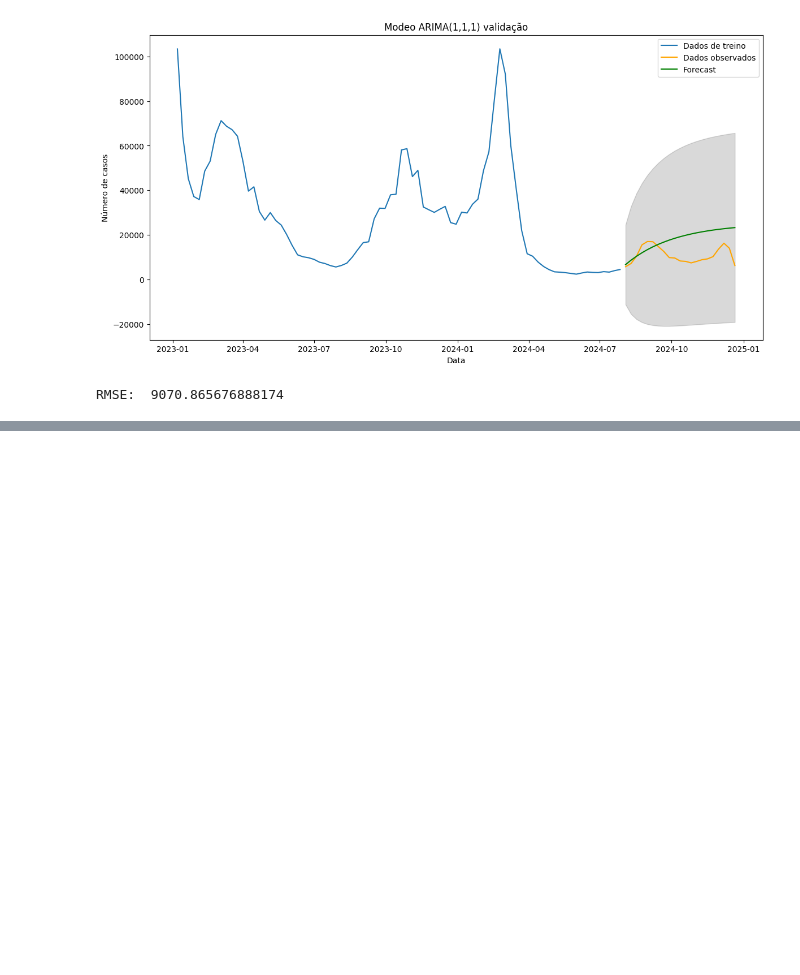
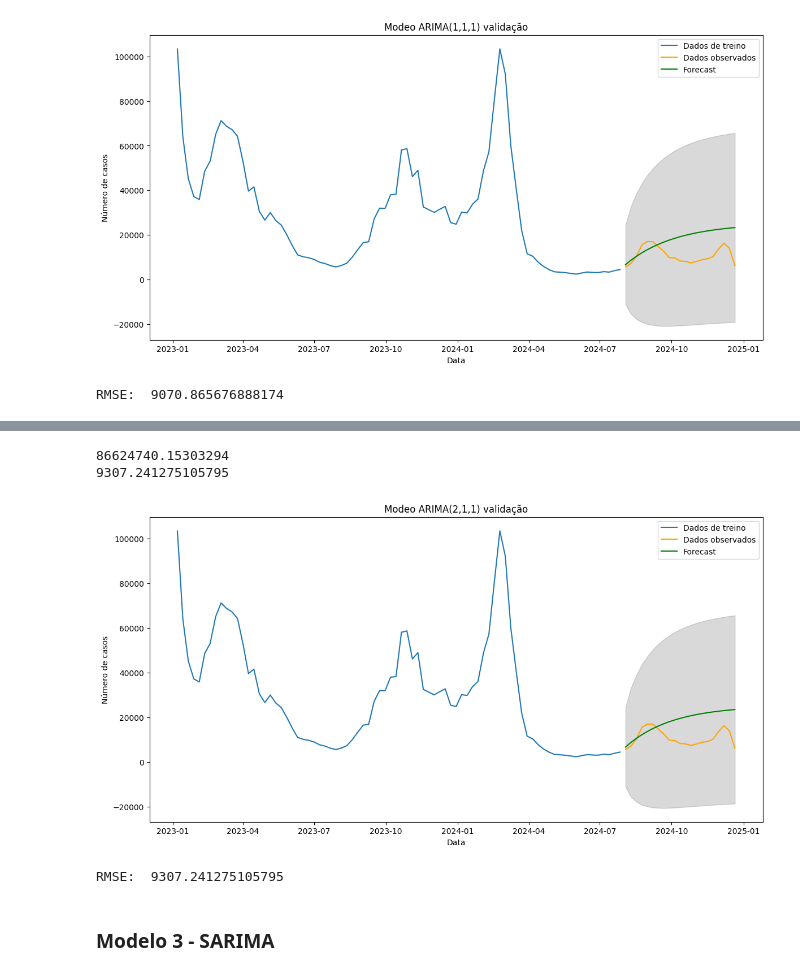
Before and after one commit to pedrodesa/forecasting_covid19, a Jupyter notebook: notebooks/forecast_covid19.ipynb, the cells around one changed output, grey strips where cells are left out. Drawn from its saved outputs; the diff is of its cells as text; code cells hidden in the pictures; blank space fills up the shorter version.

```diff
--- a/notebooks/forecast_covid19.ipynb
+++ b/notebooks/forecast_covid19.ipynb
@@ -520,0 +560,7 @@ RMSE:  9070.865676888174
+# %%
+# Criar e ajustar o modelo ARIMA
+treino_model2 = ARIMA(treino['count'], order=(2, 1, 2))  # Configurar o modelo ARIMA com ordem (p,d,q)
+treino_model_fit2 = treino_model2.fit()
+
+# Exibir o resumo do modelo
+print(treino_model_fit2.summary())
@@ -520,0 +585,36 @@ RMSE:  9070.865676888174
+# %%
+# Forecast
+teste_forecast2 = treino_model_fit2.get_forecast(steps=len(teste))
+teste_forecast_series2 = pd.Series(teste_forecast2.predicted_mean, index=teste.index)
+# %%
+# Calculando o erro quadrado médio
+mse = mean_squared_error(teste['count'], teste_forecast_series2)
+rmse = mse ** 0.5
+
+print(mse)
+print(rmse)
+# %% [output]
+86624740.15303294
+9307.241275105795
+# %%
+# Visualização dos dados
+plt.figure(figsize=(14, 7))
+plt.plot(treino['count'], label = 'Dados de treino')
+plt.plot(teste['count'], label= 'Dados observados', color = 'orange')
+plt.plot(teste_forecast_series2, label='Forecast', color='green')
+plt.fill_between(teste.index,
+                 teste_forecast2.conf_int().iloc[:, 0],
+                 teste_forecast2.conf_int().iloc[:, 1],
+                 color='k', alpha=0.15)
+plt.title('Modeo ARIMA(2,1,1) validação')
+plt.xlabel('Data')
+plt.ylabel('Número de casos')
+plt.legend()
+plt.show()
+
+print('RMSE: ', rmse)
+# %% [output]
+[figure, added]
+RMSE:  9307.241275105795
+# %% [markdown]
+### Modelo 3 - SARIMA
```
Also changed, not shown: parts of 15 cells of this notebook.
